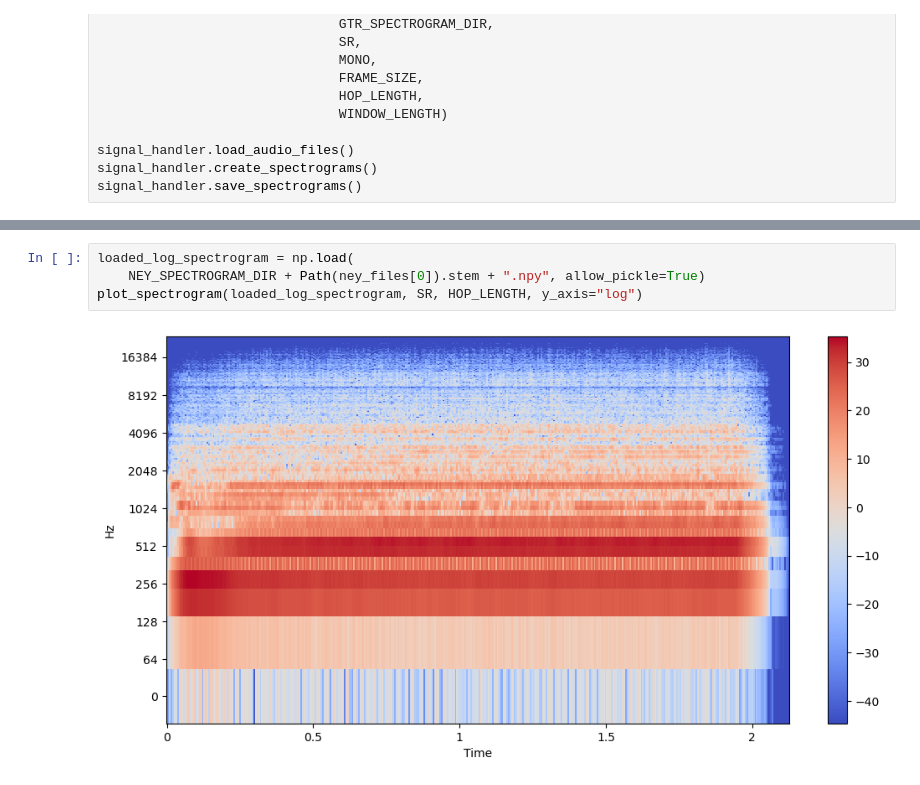
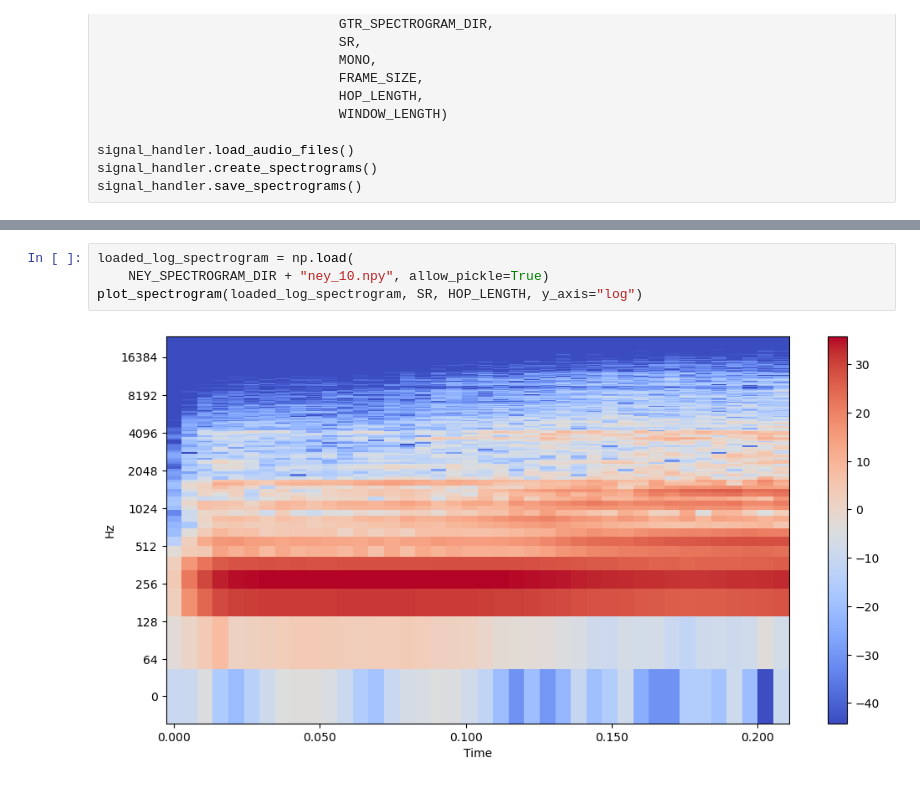
Before and after one commit to ihpar/ney_gtr, a Jupyter notebook: pre_processor.ipynb, the cells around one changed output, grey strips where cells are left out. Cells and saved outputs as stored; diff of their text form.

```diff
--- a/pre_processor.ipynb
+++ b/pre_processor.ipynb
@@ -236,6 +245,6 @@ signal_handler.save_spectrograms()
 # %%
 loaded_log_spectrogram = np.load(
-    NEY_SPECTROGRAM_DIR + Path(ney_files[0]).stem + ".npy", allow_pickle=True)
+    NEY_SPECTROGRAM_DIR + "ney_10.npy", allow_pickle=True)
 plot_spectrogram(loaded_log_spectrogram, SR, HOP_LENGTH, y_axis="log")
 # %% [output]
-[figure, old version]
+[figure, new version]
```
Also changed, not shown: parts of 2 cells of this notebook.
